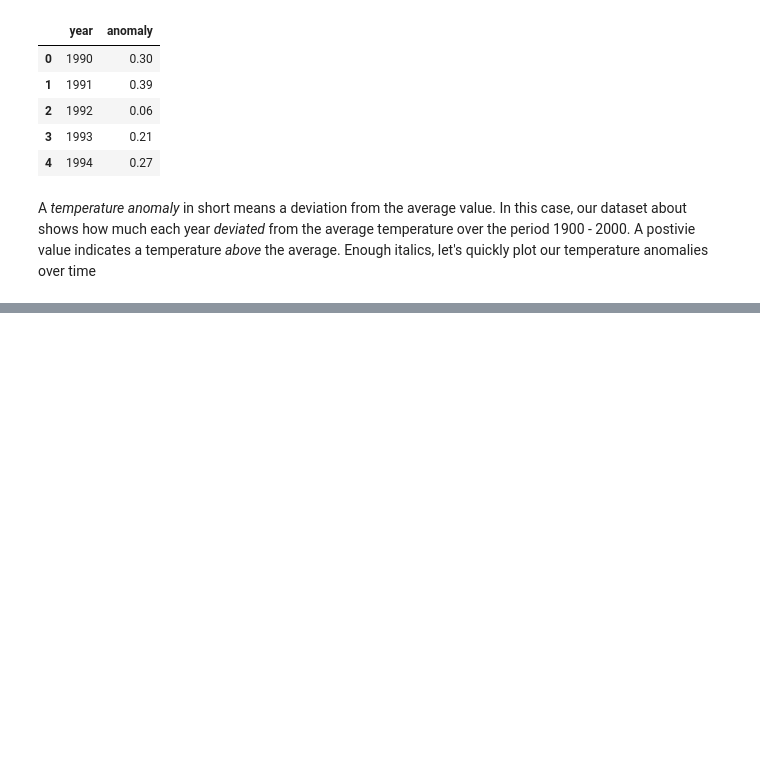
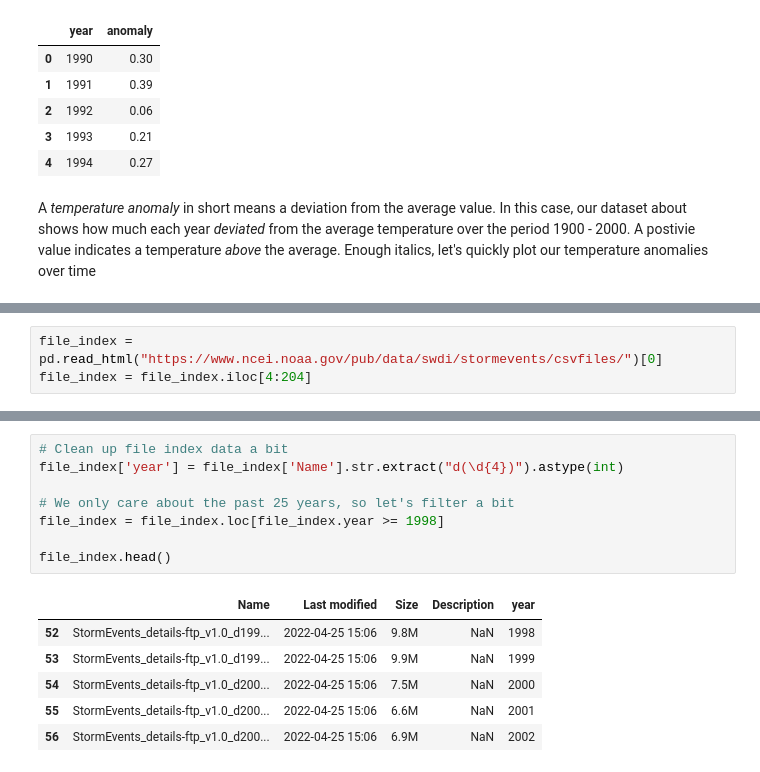
Before and after one commit to andrewbowen19/storiesDATA608, a Jupyter notebook: story5.ipynb, the cells around one changed output, grey strips where cells are left out. Cells and saved outputs as stored; diff of their text form; blank space fills up the shorter version.

Commit message:
update story 5 data pull

```diff
--- a/story5.ipynb
+++ b/story5.ipynb
@@ -65,0 +76,3 @@ plt.show()
+# %%
+file_index = pd.read_html("https://www.ncei.noaa.gov/pub/data/swdi/stormevents/csvfiles/")[0]
+file_index = file_index.iloc[4:204]
@@ -65,0 +86,15 @@ plt.show()
+# %%
+# Clean up file index data a bit
+file_index['year'] = file_index['Name'].str.extract("d(\d{4})").astype(int)
+
+# We only care about the past 25 years, so let's filter a bit
+file_index = file_index.loc[file_index.year >= 1998]
+
+file_index.head()
+# %% [output]
+|  | Name | Last modified | Size | Description | year |
+| 52 | StormEvents_details-ftp_v1.0_d199... | 2022-04-25 15:06 | 9.8M | NaN | 1998 |
+| 53 | StormEvents_details-ftp_v1.0_d199... | 2022-04-25 15:06 | 9.9M | NaN | 1999 |
+| 54 | StormEvents_details-ftp_v1.0_d200... | 2022-04-25 15:06 | 7.5M | NaN | 2000 |
+| 55 | StormEvents_details-ftp_v1.0_d200... | 2022-04-25 15:06 | 6.6M | NaN | 2001 |
+| 56 | StormEvents_details-ftp_v1.0_d200... | 2022-04-25 15:06 | 6.9M | NaN | 2002 |
```
Also changed, not shown: parts of 13 cells of this notebook, 16 other files.
